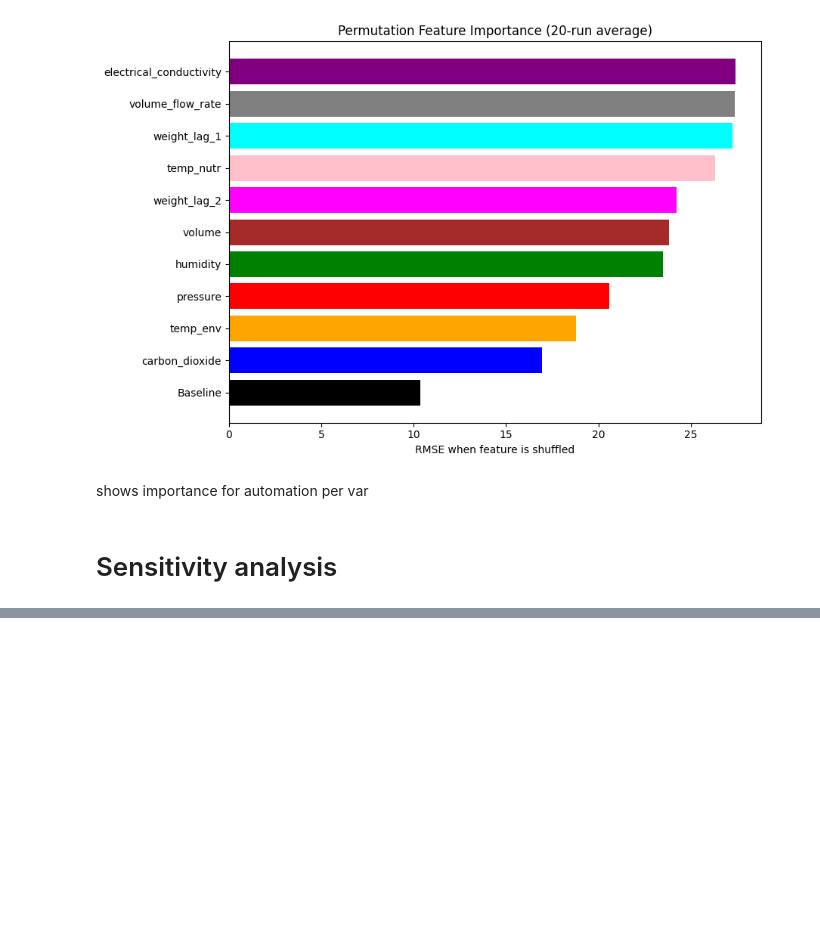
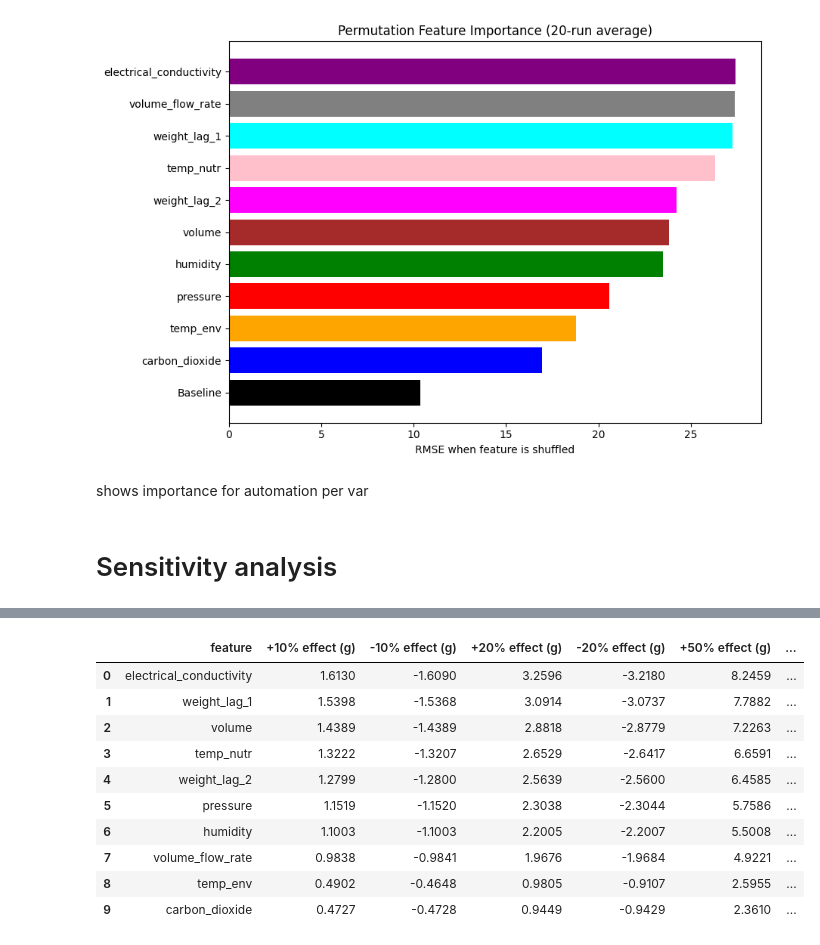
Before and after one commit to GerardoG2/plant-health-status, a Jupyter notebook: Notebooks/NeuralNetwork_t1.ipynb, the cells around one changed output, grey strips where cells are left out. Drawn from its saved outputs; the diff is of its cells as text; code cells hidden in the pictures; blank space fills up the shorter version.

```diff
--- a/Notebooks/NeuralNetwork_t1.ipynb
+++ b/Notebooks/NeuralNetwork_t1.ipynb
@@ -320,0 +309,99 @@ shows importance for automation per var
+# %%
+# baseline predictions
+
+# fucntion that returns list of predictions after feature perturbation
+def get_perturbed_predictions(model, X_test_tensor, feature_name, perturbation=0.1):
+    with torch.no_grad():
+        baseline_preds = model(X_test_tensor)
+
+        X_perturbed = X_test_tensor.clone()
+        X_perturbed[:, feature_names.index(feature_name)] *= (1 + perturbation)
+
+        perturbed_preds = model(X_perturbed)
+
+    return baseline_preds, perturbed_preds
+
+
+get_perturbed_predictions(model, X_test_tensor, 'electrical_conductivity', perturbation=0.1)
+
+
+perturbation_results = []
+
+for feature in feature_names:
+
+    baseline_preds, perturbed_plus_10 = get_perturbed_predictions(
+        model, X_test_tensor, feature, perturbation=0.1
+    )
+
+    _, perturbed_minus_10 = get_perturbed_predictions(
+        model, X_test_tensor, feature, perturbation=-0.1
+    )
+
+    _, perturbed_plus_20 = get_perturbed_predictions(
+        model, X_test_tensor, feature, perturbation=0.2
+    )
+
+    _, perturbed_minus_20 = get_perturbed_predictions(
+        model, X_test_tensor, feature, perturbation=-0.2
+    )
+
+    _, perturbed_plus_50 = get_perturbed_predictions(
+        model, X_test_tensor, feature, perturbation=0.5
+    )
+
+    _, perturbed_minus_50 = get_perturbed_predictions(
+        model, X_test_tensor, feature, perturbation=-0.5
+    )
+
+    _, perturbed_plus_80 = get_perturbed_predictions(
+        model, X_test_tensor, feature, perturbation=0.8
+    )
+
+    _, perturbed_minus_80 = get_perturbed_predictions(
+        model, X_test_tensor, feature, perturbation=-0.8
+    )
+
+    plus_10_effect = (perturbed_plus_10 - baseline_preds).mean().item()
+    minus_10_effect = (perturbed_minus_10 - baseline_preds).mean().item()
+    plus_20_effect = (perturbed_plus_20 - baseline_preds).mean().item()
+    minus_20_effect = (perturbed_minus_20 - baseline_preds).mean().item()
+    plus_50_effect = (perturbed_plus_50 - baseline_preds).mean().item()
+    minus_50_effect = (perturbed_minus_50 - baseline_preds).mean().item()
+    plus_80_effect = (perturbed_plus_80 - baseline_preds).mean().item()
+    minus_80_effect = (perturbed_minus_80 - baseline_preds).mean().item()
+
+    perturbation_results.append({
+        "feature": feature,
+        "+10% effect (g)": plus_10_effect,
+        "-10% effect (g)": minus_10_effect,
+        "+20% effect (g)": plus_20_effect,
+        "-20% effect (g)": minus_20_effect,
+        "+50% effect (g)": plus_50_effect,
+        "-50% effect (g)": minus_50_effect,
+        "+80% effect (g)": plus_80_effect,
+        "-80% effect (g)": minus_80_effect
+    })
+
+perturbation_df = pd.DataFrame(perturbation_results)
+
+perturbation_df = perturbation_df.sort_values(
+    by="+10% effect (g)",
+    key=lambda x: x.abs(),
+    ascending=False
+).reset_index(drop=True)
+
+perturbation_df = perturbation_df.round(4)
+
+perturbation_df
+# %% [output]
+|  | feature | +10% effect (g) | -10% effect (g) | +20% effect (g) | -20% effect (g) | +50% effect (g) | ... |
+| 0 | electrical_conductivity | 1.6130 | -1.6090 | 3.2596 | -3.2180 | 8.2459 | ... |
+| 1 | weight_lag_1 | 1.5398 | -1.5368 | 3.0914 | -3.0737 | 7.7882 | ... |
+| 2 | volume | 1.4389 | -1.4389 | 2.8818 | -2.8779 | 7.2263 | ... |
+| 3 | temp_nutr | 1.3222 | -1.3207 | 2.6529 | -2.6417 | 6.6591 | ... |
+| 4 | weight_lag_2 | 1.2799 | -1.2800 | 2.5639 | -2.5600 | 6.4585 | ... |
+| 5 | pressure | 1.1519 | -1.1520 | 2.3038 | -2.3044 | 5.7586 | ... |
+| 6 | humidity | 1.1003 | -1.1003 | 2.2005 | -2.2007 | 5.5008 | ... |
+| 7 | volume_flow_rate | 0.9838 | -0.9841 | 1.9676 | -1.9684 | 4.9221 | ... |
+| 8 | temp_env | 0.4902 | -0.4648 | 0.9805 | -0.9107 | 2.5955 | ... |
+| 9 | carbon_dioxide | 0.4727 | -0.4728 | 0.9449 | -0.9429 | 2.3610 | ... |
```
Also changed, not shown: parts of 10 cells of this notebook, 23 other files.
